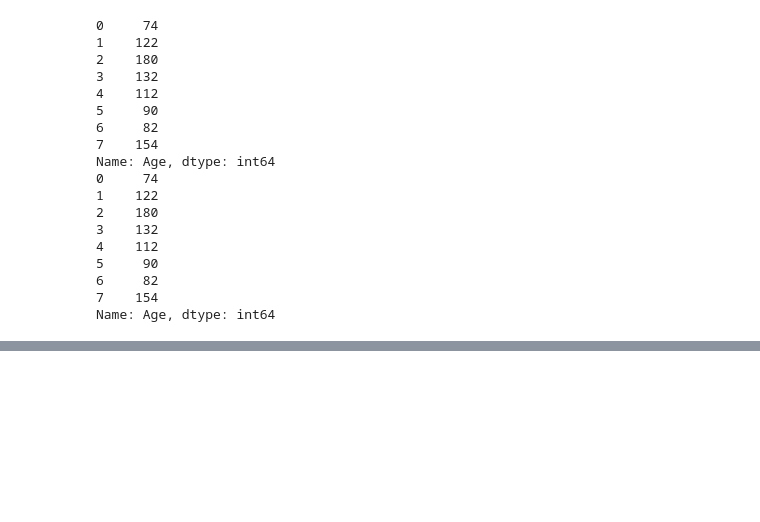
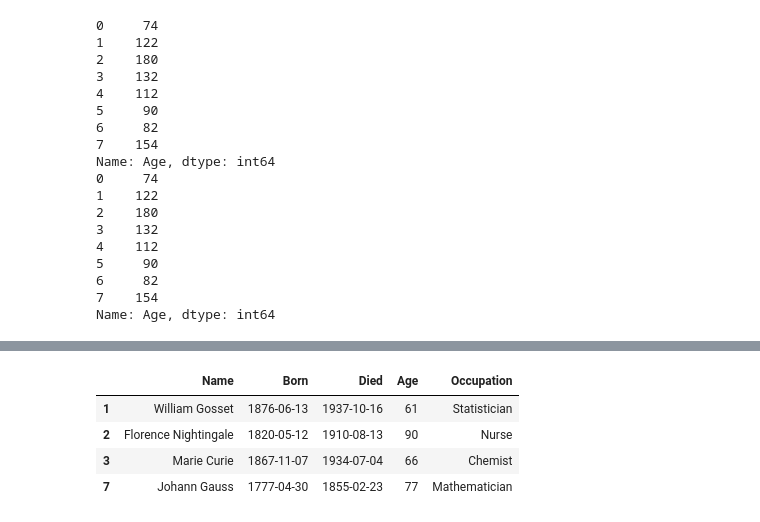
Before and after one commit to Unfinishedgod/doit_pandas_study, a Jupyter notebook: Chapter3.ipynb, the cells around one changed output, grey strips where cells are left out. Cells and saved outputs as stored; diff of their text form; code cells hidden in the pictures; blank space fills up the shorter version.

```diff
--- a/Chapter3.ipynb
+++ b/Chapter3.ipynb
@@ -386,0 +396,8 @@ Name: Age, dtype: int64
+# %%
+scientists[scientists['Age'] > scientists['Age'].mean()]
+# %% [output]
+|  | Name | Born | Died | Age | Occupation |
+| 1 | William Gosset | 1876-06-13 | 1937-10-16 | 61 | Statistician |
+| 2 | Florence Nightingale | 1820-05-12 | 1910-08-13 | 90 | Nurse |
+| 3 | Marie Curie | 1867-11-07 | 1934-07-04 | 66 | Chemist |
+| 7 | Johann Gauss | 1777-04-30 | 1855-02-23 | 77 | Mathematician |
```
Also changed, not shown: parts of 5 cells of this notebook.
